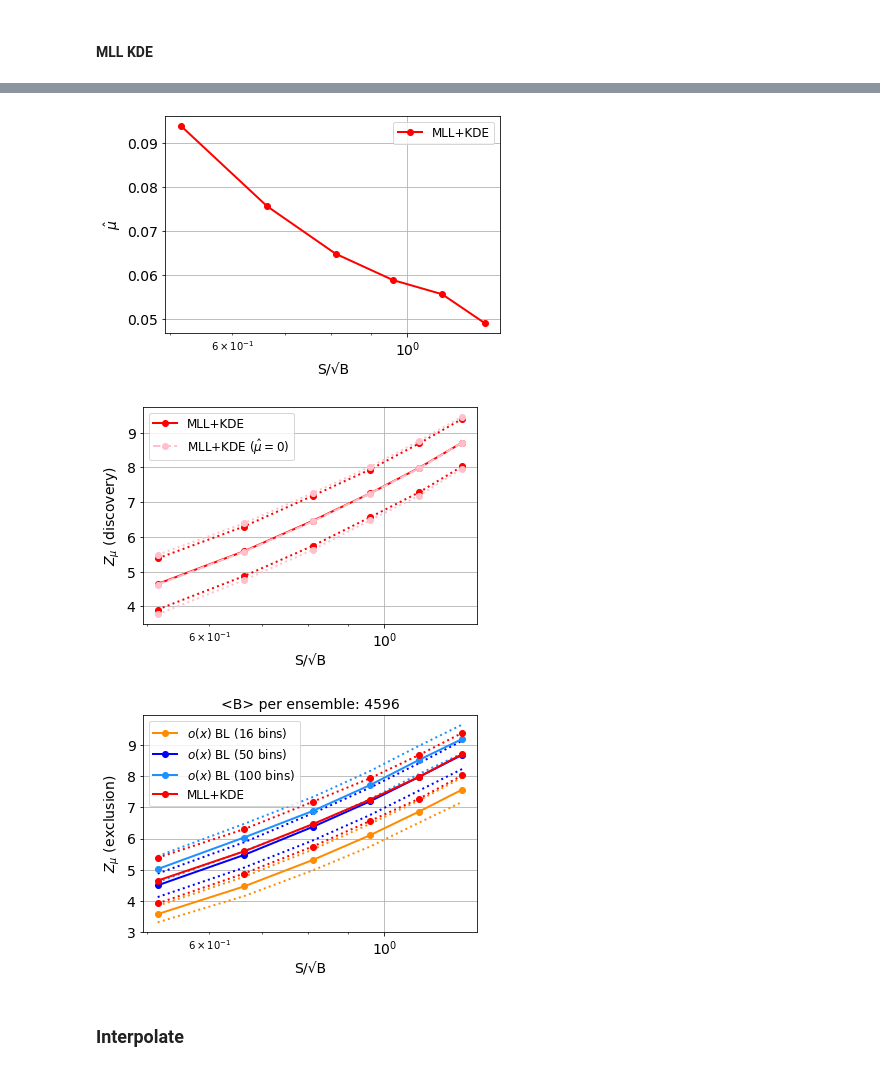
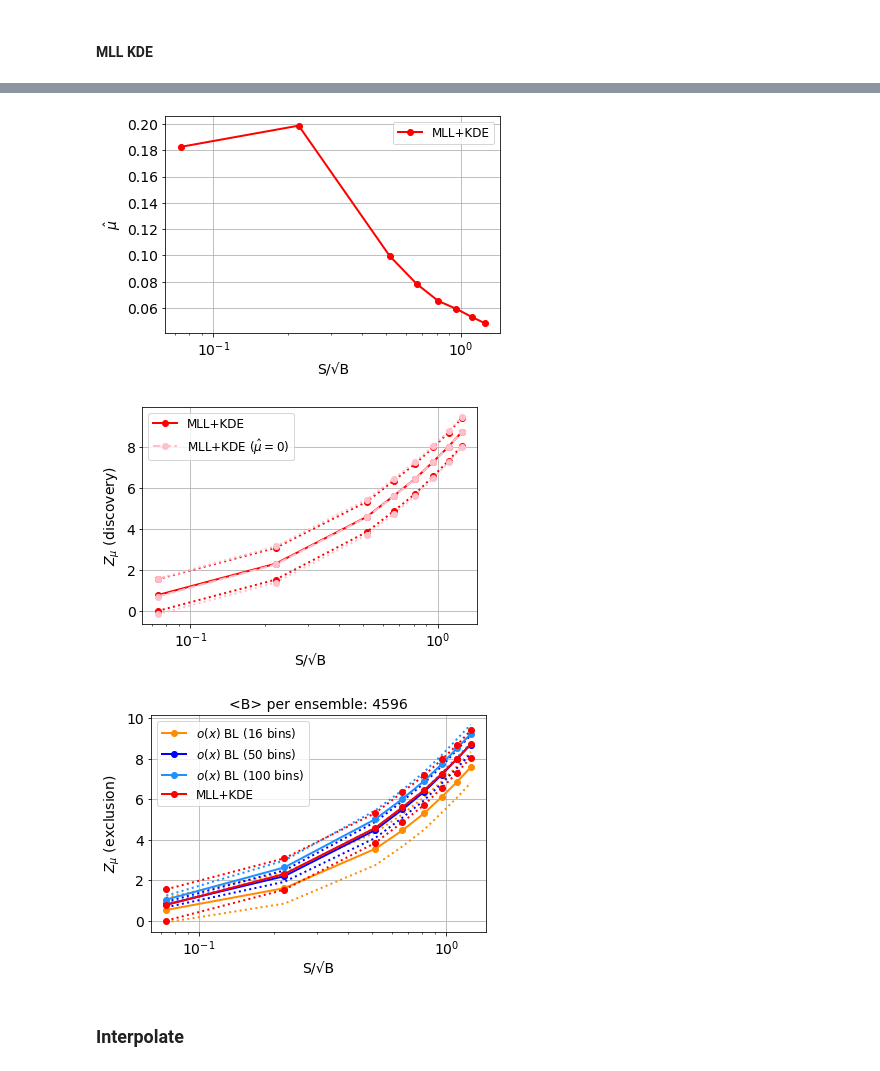
Before and after one commit to AndresDanielPerez/LHC-3rd-gen-Leptoquarks-with-MLL, a Jupyter notebook: Leptoquarks/C1-14TeV-300fb/03-LQup1200GeV.ipynb, the cells around one changed output, grey strips where cells are left out. Saved outputs shown, nothing was run; the diff lists cells and outputs as text; code cells hidden in the pictures.

```diff
--- a/Leptoquarks/C1-14TeV-300fb/03-LQup1200GeV.ipynb
+++ b/Leptoquarks/C1-14TeV-300fb/03-LQup1200GeV.ipynb
@@ -1014,7 +1015,7 @@ B_expected = round(300 * totalcrossSM)    # luminosity * cross * aceptance
 print('B_expected: ', B_expected)
 
 print('S_expected: ', round(300 * crossfidNP))    # luminosity * cross * aceptance
-S_expected = [35,45,55,65,75,85]
+S_expected = [5,15,35,45,55,65,75,85]
 
 
 
@@ -1677,3 +1973,11 @@ store_Z_bins_XG_100bins_std =[0.4154295258320206, 0.43874052578974543, 0.4485204
+# %%
+store_muhat_mean_16bins = [0.018305841451709742, 0.008282151936820928, 0.0025917337469315935, 0.002287143044395499, -0.0002489828719566858, -0.004948396325750348, 0.0023661008338582193, 0.003874020836147512]
+
+store_Z_bins_XG_16bins_q = [0.6910389518302359, 1.8917041584092438, 3.9640113344138377, 4.895598128405876, 5.753622799628853, 6.57710641350081, 7.276835494108796, 8.003773006322307]
+store_Z_bins_XG_16bins_std = [0.6113425655881017, 0.7638447778639775, 0.8064160558125076, 0.7919209470999886, 0.8079796502012658, 0.7743159256466708, 0.7766726397480163, 0.7654620537748688]
+
+store_Z_bins_XG_16bins_mu0 = [0.6910389518302359, 1.8917041584092438, 3.9639456748676523, 4.895529867055164, 5.753616720968494, 6.57710641350081, 7.276835494108796, 8.003773006322307]
+store_Z_bins_XG_16bins_std_mu0 = [0.6167550596481486, 0.8016076729364712, 0.8839606229685316, 0.8641246313996749, 0.8751306115686871, 0.8262934039086396, 0.832953109261575, 0.8166166162684646]
 # %%
 store_Z_bins_XG_16bins_plus = [i+j for i, j in zip(store_Z_bins_XG_16bins, store_Z_bins_XG_16bins_std)]
 store_Z_bins_XG_16bins_min = [i-j for i, j in zip(store_Z_bins_XG_16bins, store_Z_bins_XG_16bins_std)]
@@ -2275,12 +2572,12 @@ print(store_Z_MLL_KDE_std_mu0)
 # %%
 # To use if you dont want to run everything again. Its the previous results
-store_muhat_mean_MLL_KDE = [0.0939718309859155, 0.07570382882882884, 0.0648564997186269, 0.05889138998311762, 0.05568373663477773, 0.04907042253521127]
+store_muhat_mean_MLL_KDE = [0.1825731981981982, 0.19873382104670792, 0.0995211267605634, 0.07826576576576577, 0.06533483398987058, 0.05934158694428813, 0.05323579065841306, 0.04830985915492958]
 
-store_Z_MLL_KDE = [4.645885415360236, 5.585406678578654, 6.464153497847531, 7.253847586131034, 7.988299674556827, 8.715646290029888]
-store_Z_MLL_KDE_mu0 = [4.628273784810929, 5.573675166312462, 6.445035113060806, 7.248842251641049, 7.976052664726554, 8.716594020774918]
+store_Z_MLL_KDE = [0.77992956598268, 2.308361446527699, 4.5888228096786765, 5.606837834923924, 6.444704213205903, 7.267988583756652, 8.009776483424613, 8.734179468487277]
+store_Z_MLL_KDE_mu0 = [0.7116959699005465, 2.2719805267266584, 4.567440913759751, 5.591844428399997, 6.439326289940094, 7.257831261427754, 8.002306657713259, 8.732729177741247]
 
-store_Z_MLL_KDE_std = [0.736749615521131, 0.7143198540215425, 0.7208421353595239, 0.6876535394036848, 0.7034109323411807, 0.6834773778946057]
-store_Z_MLL_KDE_std_mu0 = [0.8574787907891904, 0.8162201216923359, 0.8176585056216257, 0.7697470921062775, 0.786111935073423, 0.7473383133821918]
+store_Z_MLL_KDE_std = [0.7730468133837417, 0.7756600805812887, 0.7371560830160012, 0.7409397859814703, 0.7317281155656529, 0.7015167820795742, 0.6868424420497836, 0.6733418995453785]
+store_Z_MLL_KDE_std_mu0 = [0.867164284432015, 0.88397920955531, 0.8649015852047973, 0.8563033178701335, 0.8268014296322159, 0.785356433248019, 0.763250085816279, 0.7378190554850784]
 # %%
 store_Z_MLL_KDE_plus = [i+j for i, j in zip(store_Z_MLL_KDE, store_Z_MLL_KDE_std)]
 store_Z_MLL_KDE_min = [i-j for i, j in zip(store_Z_MLL_KDE, store_Z_MLL_KDE_std)]
@@ -2303,7 +2600,7 @@ for i in range(len(SB_ratio)):
 plt.figure()
 lw = 2
 
-plt.plot(posX, store_muhat_mean_MLL_KDE, '-ok', color='red', lw=lw, label='MLL+KDE')
+plt.plot(posX, store_muhat_mean_MLL_KDE, '-o', color='red', lw=lw, label='MLL+KDE')
 
 #plt.xlim([0.5, 100])
 #plt.ylim([-0.5, 7.5])
@@ -2323,12 +2620,12 @@ plt.show()
 plt.figure()
 lw = 2
 
-plt.plot(posX, store_Z_MLL_KDE, '-ok', color='red', lw=lw, label='MLL+KDE')
-plt.plot(posX, store_Z_MLL_KDE_plus, ':ok', color='red', lw=lw)
-plt.plot(posX, store_Z_MLL_KDE_min, ':ok', color='red', lw=lw)
-plt.plot(posX, store_Z_MLL_KDE_mu0, '--ok', color='pink', lw=lw, label=r'MLL+KDE ($\hat{\mu}=0$)')
-plt.plot(posX, store_Z_MLL_KDE_mu0_plus, ':ok', color='pink', lw=lw)
-plt.plot(posX, store_Z_MLL_KDE_mu0_min, ':ok', color='pink', lw=lw)
+plt.plot(posX, store_Z_MLL_KDE, '-o', color='red', lw=lw, label='MLL+KDE')
+plt.plot(posX, store_Z_MLL_KDE_plus, ':o', color='red', lw=lw)
+plt.plot(posX, store_Z_MLL_KDE_min, ':o', color='red', lw=lw)
+plt.plot(posX, store_Z_MLL_KDE_mu0, '--o', color='pink', lw=lw, label=r'MLL+KDE ($\hat{\mu}=0$)')
+plt.plot(posX, store_Z_MLL_KDE_mu0_plus, ':o', color='pink', lw=lw)
+plt.plot(posX, store_Z_MLL_KDE_mu0_min, ':o', color='pink', lw=lw)
 
 #plt.xlim([0.5, 10])
 #plt.ylim([-0.5, 7.5])
@@ -2340,42 +2637,42 @@ plt.yticks(fontsize=14)
 plt.grid()
 #plt.title('Gaussian Example, <B> per ensemble: %0.2d' % B_expected, fontsize=14)
 plt.legend(loc="upper left", fontsize=12)
 plt.show()
 
 
 
 
 plt.figure()
 lw = 2
 
-plt.plot(posX, store_Z_bins_XG_16bins, '-ok', color='darkorange', lw=lw, label=r'$o(x)$ BL (16 bins)')
+plt.plot(posX, store_Z_bins_XG_16bins, '-o', color='darkorange', lw=lw, label=r'$o(x)$ BL (16 bins)')
 plt.plot(posX, store_Z_bins_XG_16bins_plus, ':', color='darkorange', lw=lw)
 plt.plot(posX, store_Z_bins_XG_16bins_min, ':', color='darkorange', lw=lw)
-plt.plot(posX, store_Z_bins_XG_50bins, '-ok', color='blue', lw=lw, label=r'$o(x)$ BL (50 bins)')
+plt.plot(posX, store_Z_bins_XG_50bins, '-o', color='blue', lw=lw, label=r'$o(x)$ BL (50 bins)')
 plt.plot(posX, store_Z_bins_XG_50bins_plus, ':', color='blue', lw=lw)
 plt.plot(posX, store_Z_bins_XG_50bins_min, ':', color='blue', lw=lw)
-plt.plot(posX, store_Z_bins_XG_100bins, '-ok', color='dodgerblue', lw=lw, label=r'$o(x)$ BL (100 bins)')
+plt.plot(posX, store_Z_bins_XG_100bins, '-o', color='dodgerblue', lw=lw, label=r'$o(x)$ BL (100 bins)')
 plt.plot(posX, store_Z_bins_XG_100bins_plus, ':', color='dodgerblue', lw=lw)
 plt.plot(posX, store_Z_bins_XG_100bins_min, ':', color='dodgerblue', lw=lw)
-plt.plot(posX, store_Z_MLL_KDE, '-ok', color='red', lw=lw, label='MLL+KDE')
-plt.plot(posX, store_Z_MLL_KDE_plus, ':ok', color='red', lw=lw)
-plt.plot(posX, store_Z_MLL_KDE_min, ':ok', color='red', lw=lw)
+plt.plot(posX, store_Z_MLL_KDE, '-o', color='red', lw=lw, label='MLL+KDE')
+plt.plot(posX, store_Z_MLL_KDE_plus, ':o', color='red', lw=lw)
+plt.plot(posX, store_Z_MLL_KDE_min, ':o', color='red', lw=lw)
 
 #plt.xlim([0.5, 10])
 #plt.ylim([-0.5, 7.5])
 plt.xscale('log')
 plt.xlabel('S/√B', fontsize=14)
 plt.ylabel('$Z_{\mu}$ (exclusion)', fontsize=14)
 plt.xticks(fontsize=14)
 plt.yticks(fontsize=14)
 plt.grid()
 plt.title('<B> per ensemble: %0.2d' % B_expected, fontsize=14)
 plt.legend(loc="upper left", fontsize=12)
 plt.show()
 # %% [output]
-[figure, old version]
+[figure, new version]
-[figure, old version]
+[figure, new version]
-[figure, old version]
+[figure, new version]
 # %% [markdown]
 ### Interpolate
 # %%
```
Also changed, not shown: parts of 15 cells of this notebook, 13 other files.
